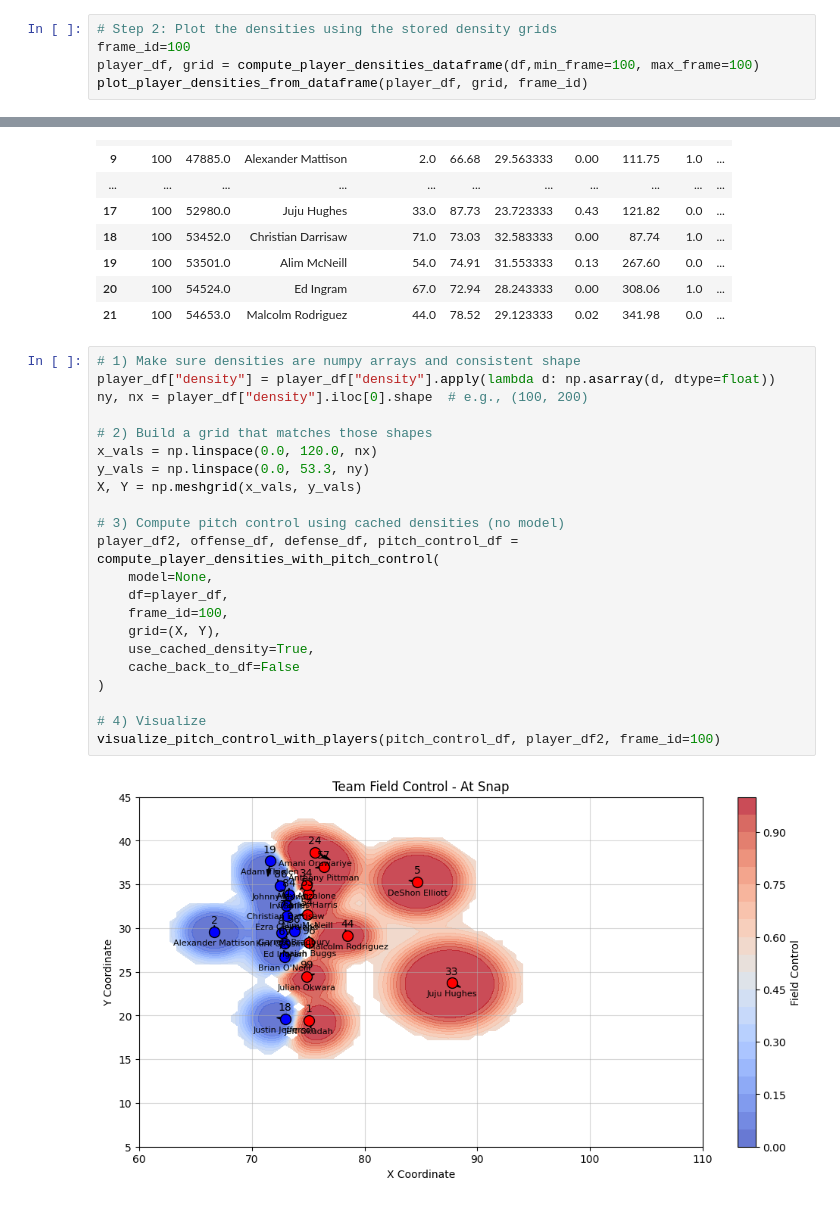
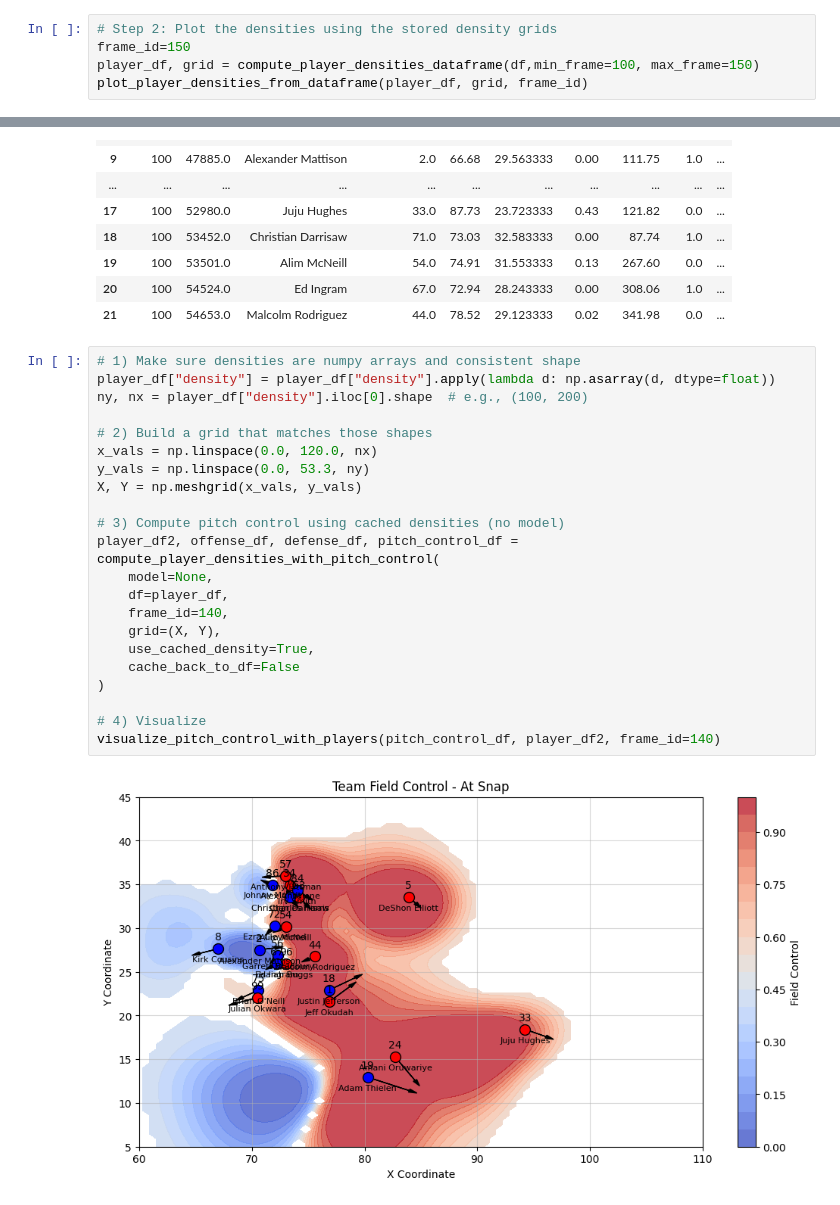
Before and after one commit to cincysam6/Field_Control_Model, a Jupyter notebook: Field_Control_Functions.ipynb, the cells around one changed output, grey strips where cells are left out. Drawn from its saved outputs; the diff is of its cells as text.

```diff
--- a/Field_Control_Functions.ipynb
+++ b/Field_Control_Functions.ipynb
@@ -1303,7 +1849,7 @@ def visualize_pitch_control_with_players(pitch_control_df, player_df, frame_id):
     plt.show()
 # %%
 # Step 2: Plot the densities using the stored density grids
-frame_id=100
-player_df, grid = compute_player_densities_dataframe(df,min_frame=100, max_frame=100)
+frame_id=150
+player_df, grid = compute_player_densities_dataframe(df,min_frame=100, max_frame=150)
 plot_player_densities_from_dataframe(player_df, grid, frame_id)
 # %% [output]
@@ -1333,24 +1879,24 @@ player_df
 # %%
 # 1) Make sure densities are numpy arrays and consistent shape
 player_df["density"] = player_df["density"].apply(lambda d: np.asarray(d, dtype=float))
 ny, nx = player_df["density"].iloc[0].shape  # e.g., (100, 200)
 
 # 2) Build a grid that matches those shapes
 x_vals = np.linspace(0.0, 120.0, nx)
 y_vals = np.linspace(0.0, 53.3, ny)
 X, Y = np.meshgrid(x_vals, y_vals)
 
 # 3) Compute pitch control using cached densities (no model)
 player_df2, offense_df, defense_df, pitch_control_df = compute_player_densities_with_pitch_control(
     model=None,
     df=player_df,
-    frame_id=100,
+    frame_id=140,
     grid=(X, Y),
     use_cached_density=True,
     cache_back_to_df=False
 )
 
 # 4) Visualize
-visualize_pitch_control_with_players(pitch_control_df, player_df2, frame_id=100)
+visualize_pitch_control_with_players(pitch_control_df, player_df2, frame_id=140)
 # %% [output]
-[figure, old version]
+[figure, new version]
```
Also changed, not shown: parts of 9 cells of this notebook.
